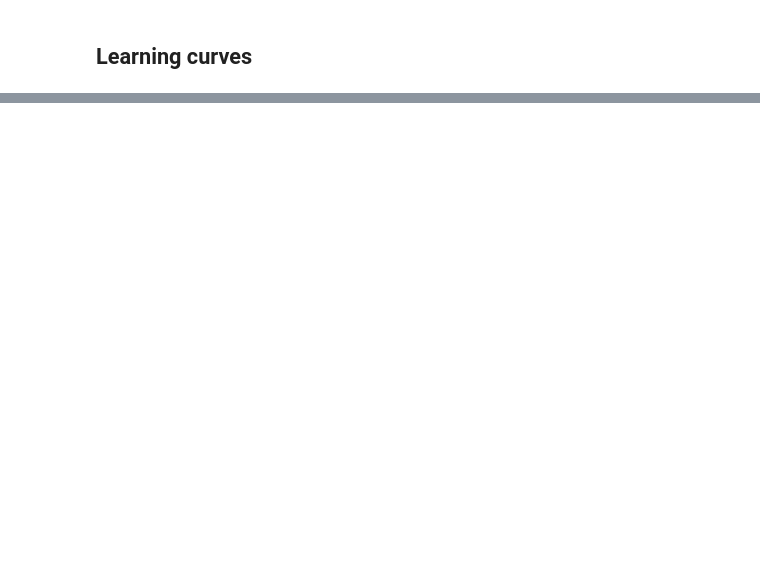
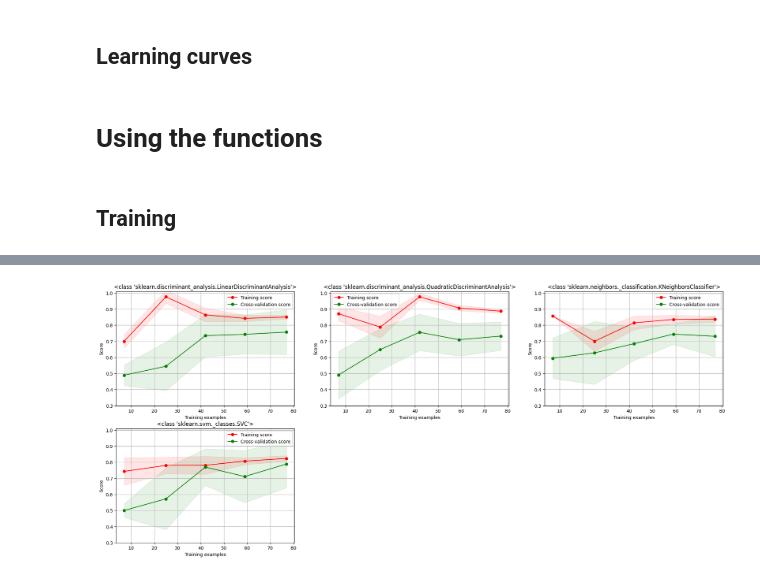
Before and after one commit to Doesjka/TM10007_ML_g9, a Jupyter notebook: assignment.ipynb, the cells around one changed output, grey strips where cells are left out. Drawn from its saved outputs; the diff is of its cells as text; code cells hidden in the pictures; blank space fills up the shorter version.

```diff
--- a/assignment.ipynb
+++ b/assignment.ipynb
@@ -387,10 +230,13 @@ scoring = make_scorer(custom_score)
 # %% [markdown]
 ## Linear Classification
 # %%
-# Extract the best hyperparameters and fit
-LDA_classifier = LinearDiscriminantAnalysis()
-LDA_classifier.fit(X_pca, y_train)
-clsfs.append(LDA_classifier)
+def LDA(X_pca,y_train,clsfs):
+    print("Working on the linear classification")
+    LDA_classifier = LinearDiscriminantAnalysis()
+    LDA_classifier.fit(X_pca, y_train)
+    clsfs.append(LDA_classifier)
+    print("")
+    return clsfs
 # %% [markdown]
 ## Quadratic Discriminant Analysis
 # %%
@@ -615,10 +388,2 @@ print(clf_df)
 # %% [markdown]
 ## Learning curves
-# %%
-fig = plt.figure(figsize=(24,10))
-num = 0
-for clf in clsfs:
-    num +=1
-    ax = fig.add_subplot(2, 3, num)
-    title = str(type(clf))
-    plot_learning_curve(clf, title, X_pca, y_train, ax, ylim=(0.3, 1.01), cv=10)
@@ -624,0 +489,53 @@ for clf in clsfs:
+# %% [markdown]
+# Using the functions
+# %% [markdown]
+## Training
+# %%
+import warnings
+warnings.filterwarnings("ignore")
+
+# Load data
+data = load_data()
+
+# Split data
+X_train, X_test, y_train, y_test = split1(data)
+
+# Kondig aan bij welke fold we zijn
+print('Voor nu zijn we alleen nog aan het testen')
+
+# Test hoe veel van de features normaal verdeeld zijn.
+normaal_verdeeld(X_train)
+
+# Bepaal de variantie en gooi features eruit die een variantie van nul hebben.
+X_train = variantie(X_train)
+
+# Features en samples met te veel nullen eruit gooien
+X_train = zeros_features(X_train)
+X_train = zeros_samples(X_train)
+
+# Remove outliers
+X_train = outliers(X_train)
+
+# Scaling
+X_train = scaling(X_train)
+
+# Anova feature selection
+X_train = anova_feature_selection(X_train)
+
+# PCA
+X_train = principle_components(X_train)
+
+# Initiate classifications
+clsfs = list()
+scoring = make_scorer(custom_score)
+
+# Classifiers
+clsfs = LDA(X_train,y_train,clsfs)
+clsfs = QDA(X_train,y_train,clsfs)
+clsfs = KNN(X_train,y_train,clsfs)
+# clsfs = RF(X_train, y_train, clsfs)
+clsfs = SVM(X_train, y_train, clsfs)
+
+# Plot learning curves
+plot_all_curves(X_train)
+# %% [output]
@@ -624,0 +559 @@ for clf in clsfs:
+[figure, added]
```
Also changed, not shown: parts of 31 cells of this notebook.
